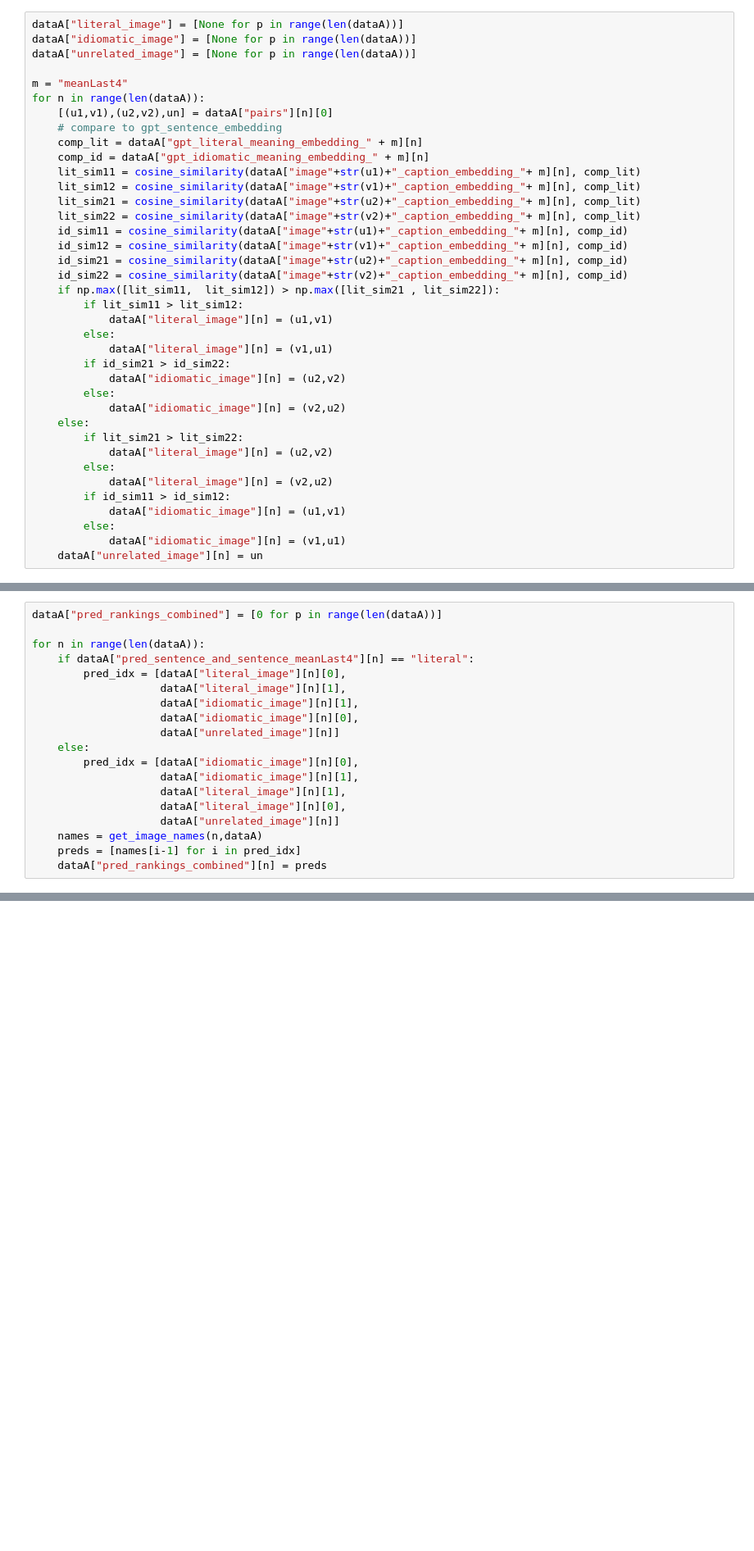
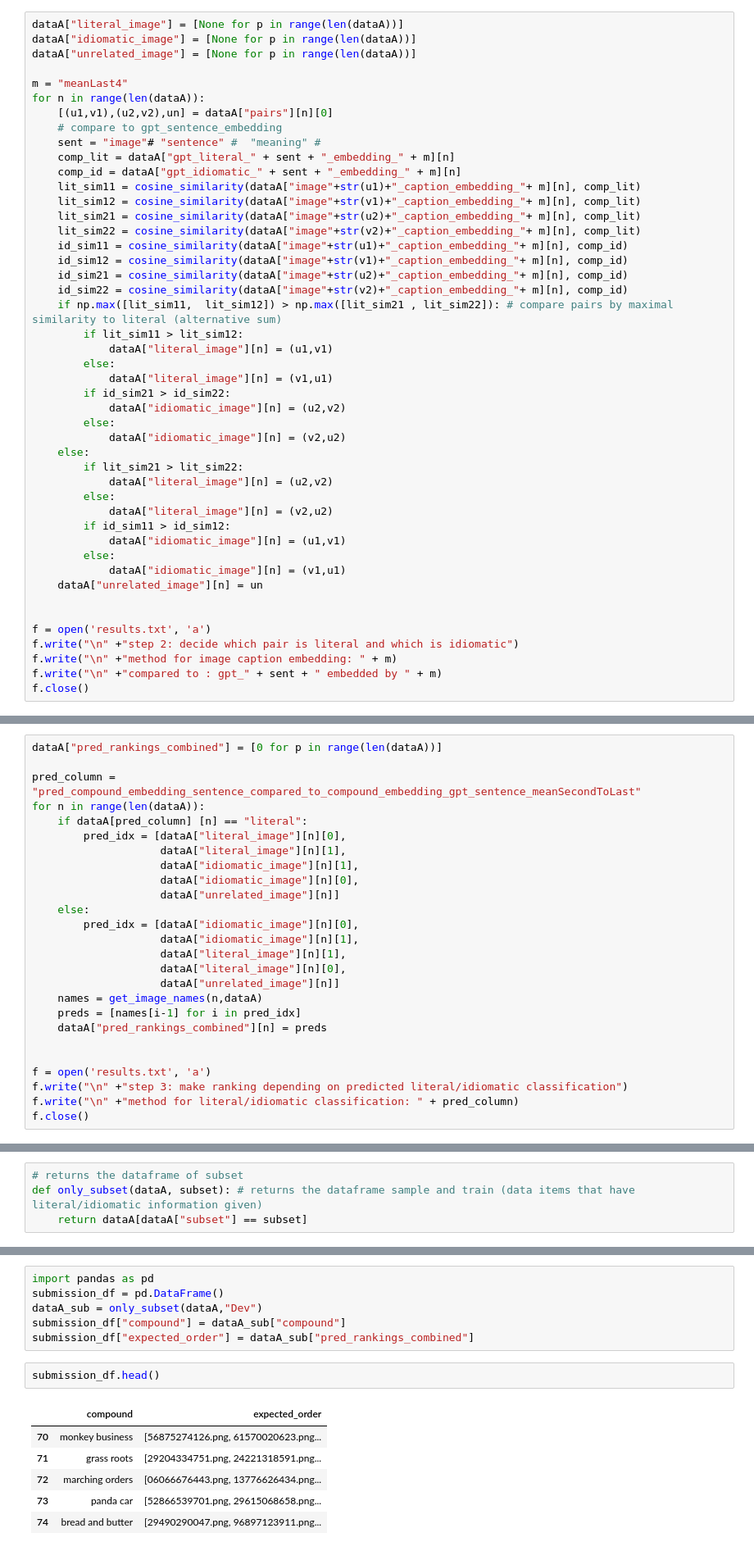
Before and after one commit to ViLoh99/transformer-semeval25, a Jupyter notebook: subtaskA_predictions_fromBERT.ipynb, the cells around one changed output, grey strips where cells are left out. Shown at 82% size. Drawn from its saved outputs; the diff is of its cells as text; blank space fills up the shorter version.

```diff
--- a/subtaskA_predictions_fromBERT.ipynb
+++ b/subtaskA_predictions_fromBERT.ipynb
@@ -606,8 +691,9 @@ m = "meanLast4"
 for n in range(len(dataA)):
     [(u1,v1),(u2,v2),un] = dataA["pairs"][n][0]
     # compare to gpt_sentence_embedding
-    comp_lit = dataA["gpt_literal_meaning_embedding_" + m][n]
-    comp_id = dataA["gpt_idiomatic_meaning_embedding_" + m][n]
+    sent = "image"# "sentence" #  "meaning" #
+    comp_lit = dataA["gpt_literal_" + sent + "_embedding_" + m][n]
+    comp_id = dataA["gpt_idiomatic_" + sent + "_embedding_" + m][n]
     lit_sim11 = cosine_similarity(dataA["image"+str(u1)+"_caption_embedding_"+ m][n], comp_lit)
     lit_sim12 = cosine_similarity(dataA["image"+str(v1)+"_caption_embedding_"+ m][n], comp_lit)
     lit_sim21 = cosine_similarity(dataA["image"+str(u2)+"_caption_embedding_"+ m][n], comp_lit)
@@ -616,7 +702,7 @@ for n in range(len(dataA)):
     id_sim12 = cosine_similarity(dataA["image"+str(v1)+"_caption_embedding_"+ m][n], comp_id)
     id_sim21 = cosine_similarity(dataA["image"+str(u2)+"_caption_embedding_"+ m][n], comp_id)
     id_sim22 = cosine_similarity(dataA["image"+str(v2)+"_caption_embedding_"+ m][n], comp_id)
-    if np.max([lit_sim11,  lit_sim12]) > np.max([lit_sim21 , lit_sim22]):
+    if np.max([lit_sim11,  lit_sim12]) > np.max([lit_sim21 , lit_sim22]): # compare pairs by maximal similarity to literal (alternative sum)
         if lit_sim11 > lit_sim12:
             dataA["literal_image"][n] = (u1,v1)
         else:
@@ -635,3 +721,10 @@ for n in range(len(dataA)):
         else:
             dataA["idiomatic_image"][n] = (v1,u1)
     dataA["unrelated_image"][n] = un
+
+
+f = open('results.txt', 'a')
+f.write("\n" +"step 2: decide which pair is literal and which is idiomatic")
+f.write("\n" +"method for image caption embedding: " + m)
+f.write("\n" +"compared to : gpt_" + sent + " embedded by " + m)
+f.close()
@@ -638,8 +733,9 @@ for n in range(len(dataA)):
 # %%
 dataA["pred_rankings_combined"] = [0 for p in range(len(dataA))]
 
+pred_column = "pred_compound_embedding_sentence_compared_to_compound_embedding_gpt_sentence_meanSecondToLast"
 for n in range(len(dataA)):
-    if dataA["pred_sentence_and_sentence_meanLast4"][n] == "literal":
+    if dataA[pred_column] [n] == "literal":
         pred_idx = [dataA["literal_image"][n][0],
                     dataA["literal_image"][n][1],
                     dataA["idiomatic_image"][n][1],
@@ -654,4 +750,10 @@ for n in range(len(dataA)):
     names = get_image_names(n,dataA)
     preds = [names[i-1] for i in pred_idx]
     dataA["pred_rankings_combined"][n] = preds
+
+
+f = open('results.txt', 'a')
+f.write("\n" +"step 3: make ranking depending on predicted literal/idiomatic classification")
+f.write("\n" +"method for literal/idiomatic classification: " + pred_column)
+f.close()
 # %% [output]
@@ -735,0 +872,4 @@ Weg über idiomatic/literal und dann erst Bilder auswählen.
+# %%
+# returns the dataframe of subset
+def only_subset(dataA, subset): # returns the dataframe sample and train (data items that have literal/idiomatic information given)
+    return dataA[dataA["subset"] == subset]
@@ -735,0 +884,15 @@ Weg über idiomatic/literal und dann erst Bilder auswählen.
+# %%
+import pandas as pd
+submission_df = pd.DataFrame()
+dataA_sub = only_subset(dataA,"Dev")
+submission_df["compound"] = dataA_sub["compound"]
+submission_df["expected_order"] = dataA_sub["pred_rankings_combined"]
+# %%
+submission_df.head()
+# %% [output]
+|  | compound | expected_order |
+| 70 | monkey business | [56875274126.png, 61570020623.png... |
+| 71 | grass roots | [29204334751.png, 24221318591.png... |
+| 72 | marching orders | [06066676443.png, 13776626434.png... |
+| 73 | panda car | [52866539701.png, 29615068658.png... |
+| 74 | bread and butter | [29490290047.png, 96897123911.png... |
```
Also changed, not shown: parts of 39 cells of this notebook, 1 other file.
